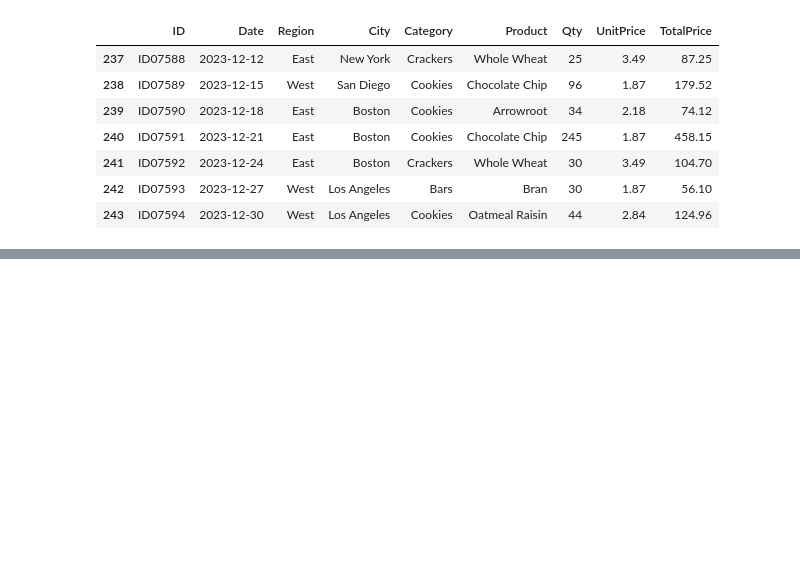
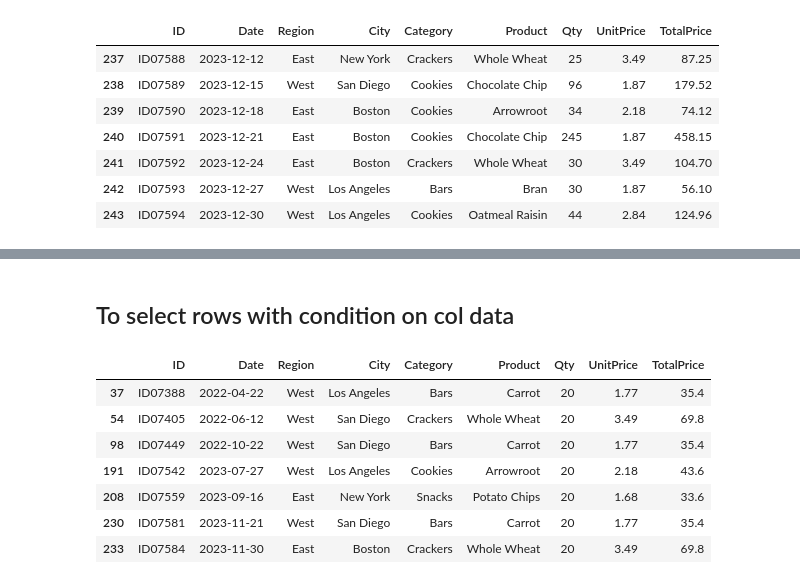
Before and after one commit to Prateek-Sharma-87/pandas-basics, a Jupyter notebook: Examples.ipynb, the cells around one changed output, grey strips where cells are left out. Cells and saved outputs as stored; diff of their text form; code cells hidden in the pictures; blank space fills up the shorter version.

```diff
--- a/Examples.ipynb
+++ b/Examples.ipynb
@@ -167,0 +219,13 @@ sample_df.tail(7)
+# %% [markdown]
+## To select rows with condition on col data
+# %%
+sample_df[sample_df['Qty']<21]
+# %% [output]
+|  | ID | Date | Region | City | Category | Product | Qty | UnitPrice | TotalPrice |
+| 37 | ID07388 | 2022-04-22 | West | Los Angeles | Bars | Carrot | 20 | 1.77 | 35.4 |
+| 54 | ID07405 | 2022-06-12 | West | San Diego | Crackers | Whole Wheat | 20 | 3.49 | 69.8 |
+| 98 | ID07449 | 2022-10-22 | West | San Diego | Bars | Carrot | 20 | 1.77 | 35.4 |
+| 191 | ID07542 | 2023-07-27 | West | Los Angeles | Cookies | Arrowroot | 20 | 2.18 | 43.6 |
+| 208 | ID07559 | 2023-09-16 | East | New York | Snacks | Potato Chips | 20 | 1.68 | 33.6 |
+| 230 | ID07581 | 2023-11-21 | West | San Diego | Bars | Carrot | 20 | 1.77 | 35.4 |
+| 233 | ID07584 | 2023-11-30 | East | Boston | Crackers | Whole Wheat | 20 | 3.49 | 69.8 |
```
Also changed, not shown: parts of 8 cells of this notebook.
